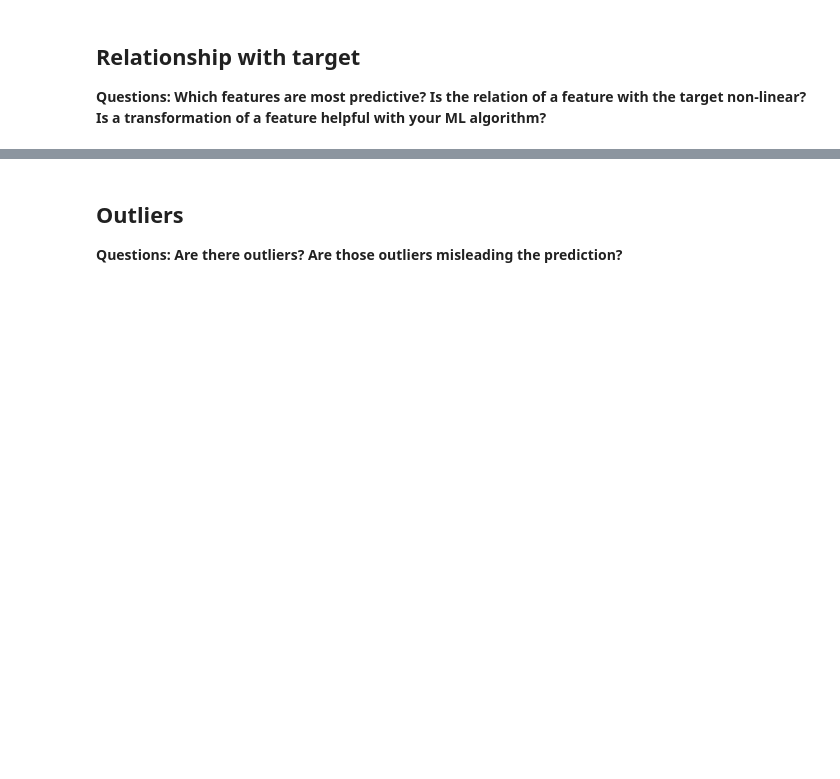
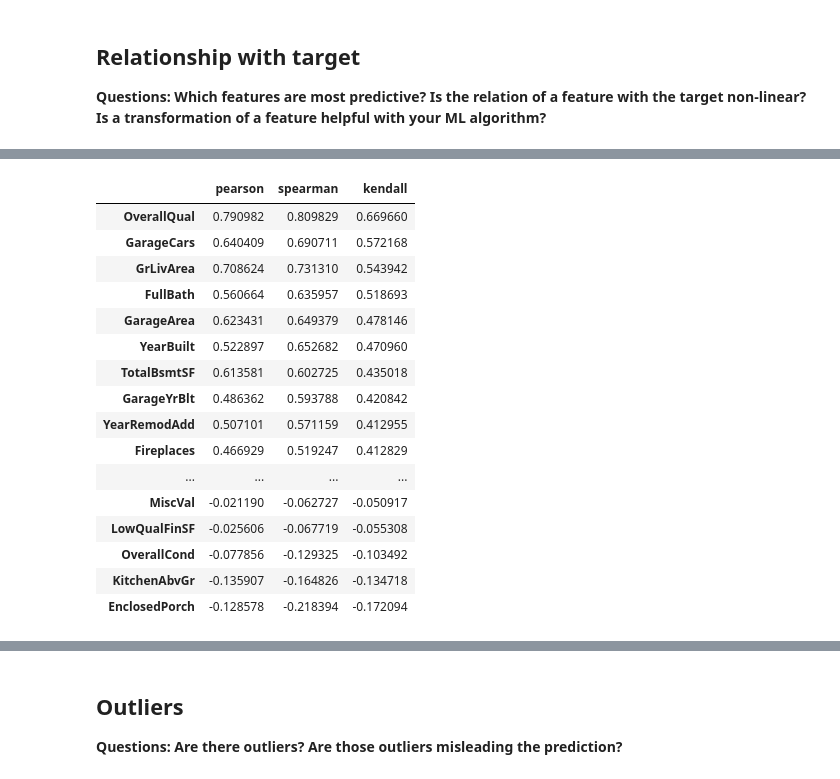
Before and after one commit to ronja-s/ames_housing_prices, a Jupyter notebook: jupyter_notebooks/03_exploratory_data_analysis.ipynb, the cells around one changed output, grey strips where cells are left out. Cells and saved outputs as stored; diff of their text form; code cells hidden in the pictures; blank space fills up the shorter version.

```diff
--- a/jupyter_notebooks/03_exploratory_data_analysis.ipynb
+++ b/jupyter_notebooks/03_exploratory_data_analysis.ipynb
@@ -957,0 +961,25 @@ Findings for the catrgorical features:
+# %%
+# note: use original data (without handled missing data) to avoid relationship distortion
+corr_with_target_df = pd.DataFrame()
+corr_with_target_df["pearson"] = X_train[num_cols].corrwith(y_train, method="pearson")
+corr_with_target_df["spearman"] = X_train[num_cols].corrwith(y_train, method="spearman")
+corr_with_target_df["kendall"] = X_train[num_cols].corrwith(y_train, method="kendall")
+corr_with_target_df.sort_values(by="kendall", ascending=False)
+# %% [output]
+|  | pearson | spearman | kendall |
+| OverallQual | 0.790982 | 0.809829 | 0.669660 |
+| GarageCars | 0.640409 | 0.690711 | 0.572168 |
+| GrLivArea | 0.708624 | 0.731310 | 0.543942 |
+| FullBath | 0.560664 | 0.635957 | 0.518693 |
+| GarageArea | 0.623431 | 0.649379 | 0.478146 |
+| YearBuilt | 0.522897 | 0.652682 | 0.470960 |
+| TotalBsmtSF | 0.613581 | 0.602725 | 0.435018 |
+| GarageYrBlt | 0.486362 | 0.593788 | 0.420842 |
+| YearRemodAdd | 0.507101 | 0.571159 | 0.412955 |
+| Fireplaces | 0.466929 | 0.519247 | 0.412829 |
+| ... | ... | ... | ... |
+| MiscVal | -0.021190 | -0.062727 | -0.050917 |
+| LowQualFinSF | -0.025606 | -0.067719 | -0.055308 |
+| OverallCond | -0.077856 | -0.129325 | -0.103492 |
+| KitchenAbvGr | -0.135907 | -0.164826 | -0.134718 |
+| EnclosedPorch | -0.128578 | -0.218394 | -0.172094 |
```
Also changed, not shown: parts of 10 cells of this notebook.
